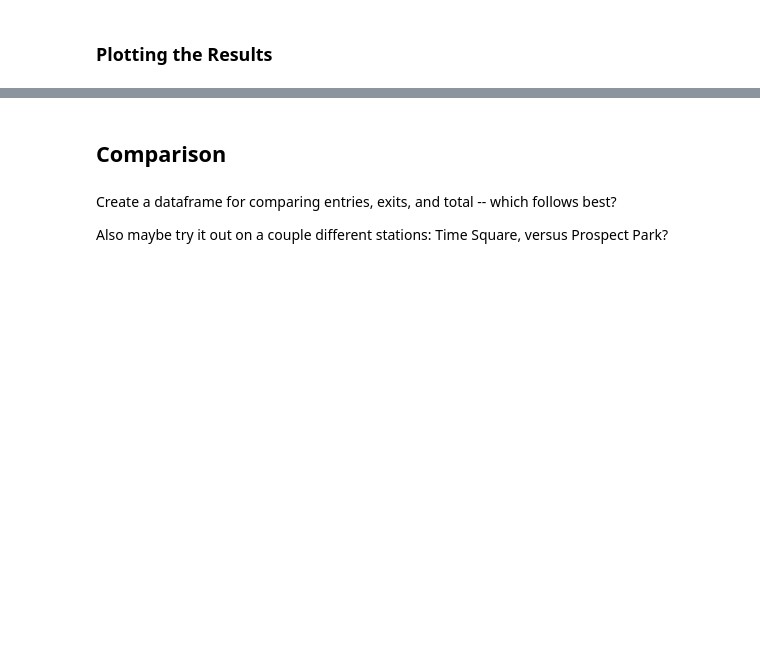
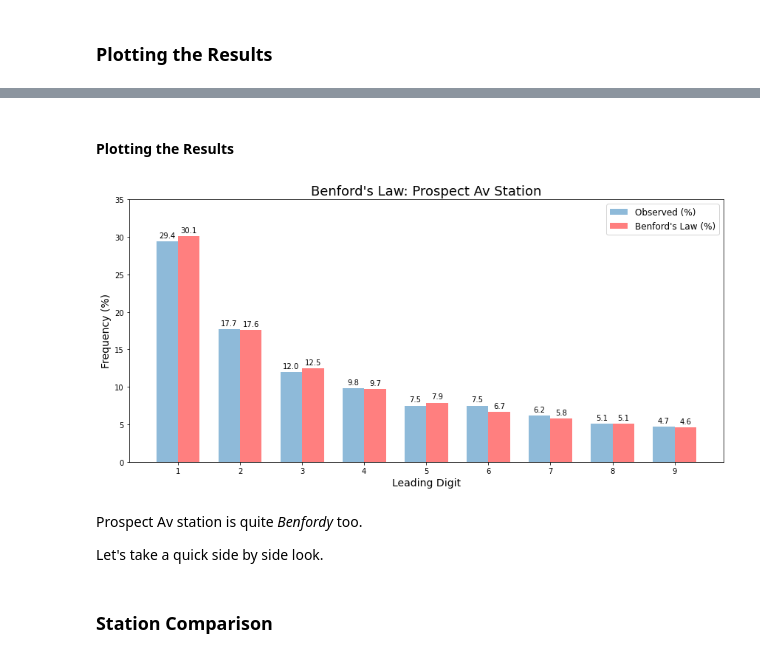
Before and after one commit to scrapfishies/mta_benfords, a Jupyter notebook: mta_benfords.ipynb, the cells around one changed output, grey strips where cells are left out. Saved outputs shown, nothing was run; the diff lists cells and outputs as text; code cells hidden in the pictures; blank space fills up the shorter version.

```diff
--- a/mta_benfords.ipynb
+++ b/mta_benfords.ipynb
@@ -604,0 +828,3 @@ plt.show();
+# %%
+prospect = prospect[['date', 'timestamp', 'weekday_num', 'ent_dig']]
+prospect.head(3)
@@ -604,0 +836,6 @@ plt.show();
+# %%
+nums = list(range(1, 10))
+prospect_ents_count = list(prospect.ent_dig.value_counts())
+prospect = pd.DataFrame({'digit': nums,
+                              'counts': prospect_ents_count}, index=nums)
+prospect
@@ -604,0 +853,3 @@ plt.show();
+# %%
+prospect_total_entries = prospect.counts.sum()
+prospect_total_entries
@@ -604,0 +858,8 @@ plt.show();
+# %%
+# Creating % Frequency Column
+prospect['percent'] = prospect['counts'].apply(lambda x: (x / prospect_total_entries) * 100).round(decimals=1)
+
+# Adding Benford's Law %s, and some calculation columns to see the difference
+prospect['benfords'] = benfords['percent']
+prospect['diff_abs'] = (prospect['percent'] - prospect['benfords']).abs()
+prospect['diff_perc'] = ((prospect['diff_abs'] / prospect['percent']) * 100)
@@ -605,6 +879,49 @@ plt.show();
+# %% [markdown]
+#### Plotting the Results
+# %%
+labels = list(range(1, 10))
+observed = prospect['percent']
+benford_percents = benford_total_df['benfords']
+
+x = np.arange(len(labels))  # the label locations
+width = 0.35  # the width of the bars
+
+fig, ax = plt.subplots(figsize=(12, 6))
+rects1 = ax.bar(x - width/2, observed, width, label='Observed (%)', alpha=0.5)
+rects2 = ax.bar(x + width/2, benford_percents, width, label="Benford's Law (%)", color='red', alpha=0.5)
+
+# Add some text for labels, title and custom x-axis tick labels, etc.
+ax.set_ylabel('Frequency (%)', fontsize=14)
+ax.set_xlabel('Leading Digit', fontsize=14)
+ax.set_title("Benford's Law: Prospect Av Station", fontsize=18)
+ax.set_xticks(x)
+ax.set_xticklabels(labels)
+ax.set_ylim(0, 35)
+ax.legend(fontsize=12)
+
+
+def autolabel(rects):
+    """Attach a text label above each bar in *rects*, displaying its height."""
+    for rect in rects:
+        height = rect.get_height()
+        ax.annotate('{}'.format(height),
+                    xy=(rect.get_x() + rect.get_width() / 2, height),
+                    xytext=(0, 3),  # 3 points vertical offset
+                    textcoords="offset points",
+                    ha='center', va='bottom')
+
+
+autolabel(rects1)
+autolabel(rects2)
+
+fig.tight_layout()
+
+plt.show();
+# %% [output]
+[figure, added]
+# %% [markdown]
+Prospect Av station is quite *Benfordy* too.
+
+Let's take a quick side by side look.
 # %% [markdown]
-## Comparison
+### Station Comparison
-# %% [markdown]
-Create a dataframe for comparing entries, exits, and total -- which follows best?
-
-Also maybe try it out on a couple different stations: Time Square, versus Prospect Park?
```
Also changed, not shown: parts of 63 cells of this notebook.
